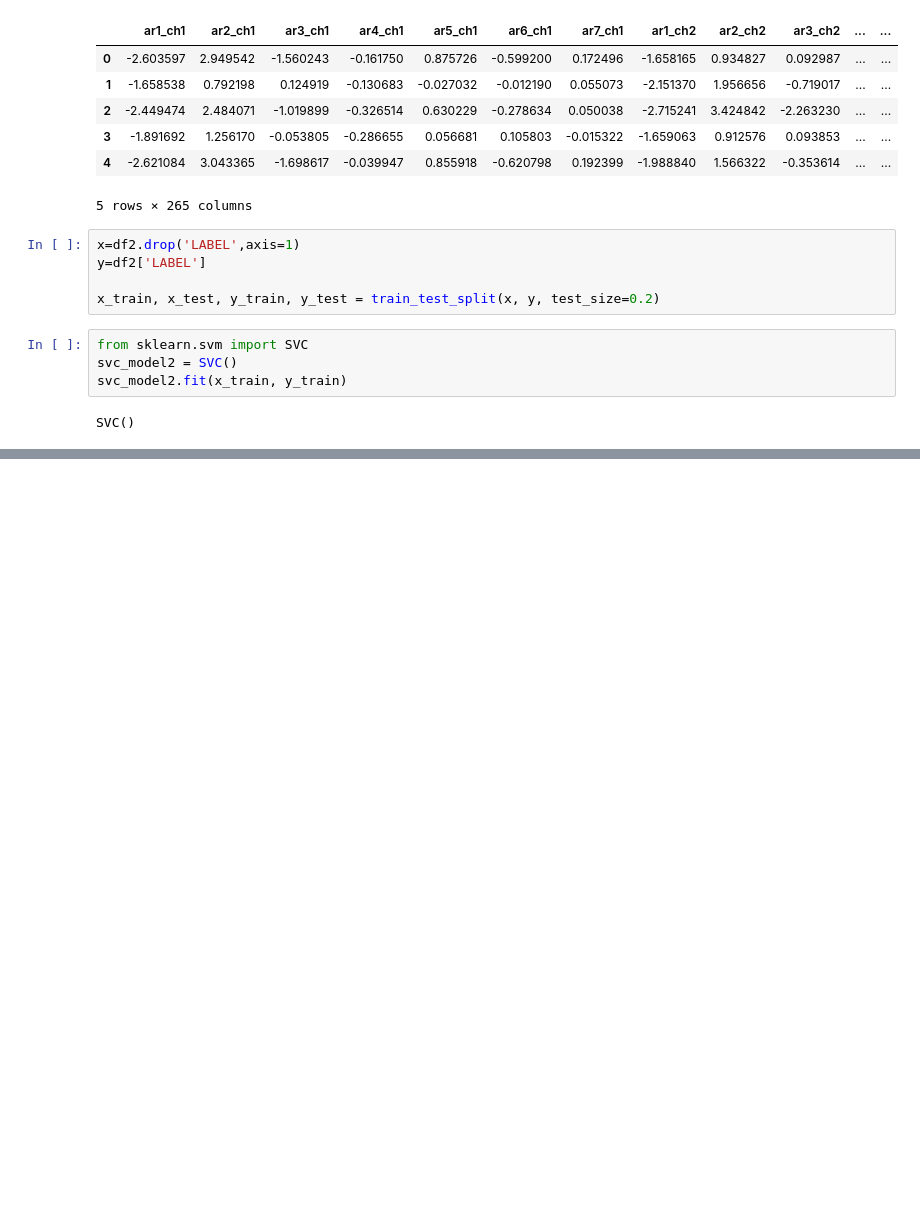
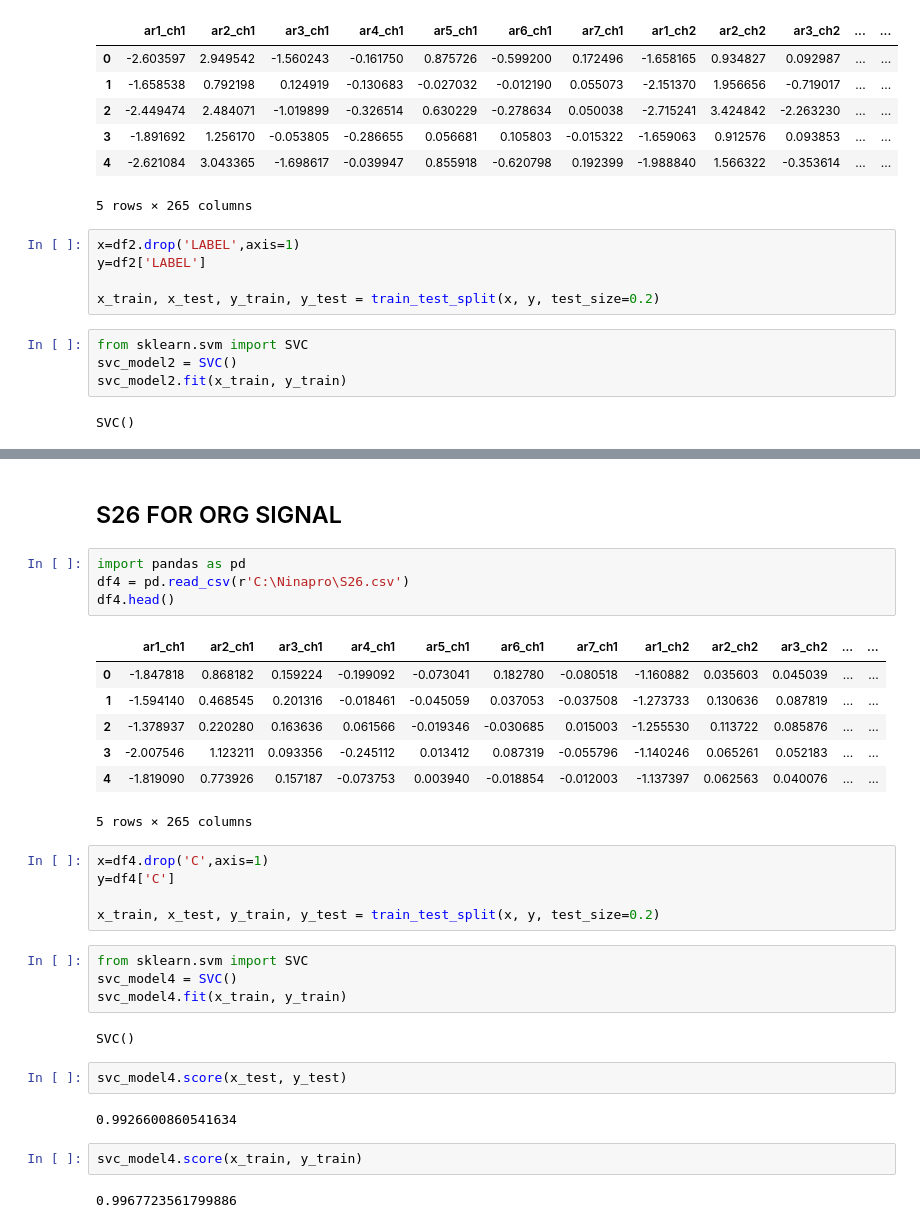
Before and after one commit to chenkecoco1/EMG_Analysis, a Jupyter notebook: 264 features.ipynb, the cells around one changed output, grey strips where cells are left out. Cells and saved outputs as stored; diff of their text form; blank space fills up the shorter version.

```diff
--- a/264 features.ipynb
+++ b/264 features.ipynb
@@ -77,0 +144,33 @@ svc_model2.score(x_train, y_train)
+# %% [markdown]
+## S26 FOR ORG SIGNAL
+# %%
+import pandas as pd
+df4 = pd.read_csv(r'C:\Ninapro\S26.csv')
+df4.head()
+# %% [output]
+|  | ar1_ch1 | ar2_ch1 | ar3_ch1 | ar4_ch1 | ar5_ch1 | ar6_ch1 | ar7_ch1 | ar1_ch2 | ar2_ch2 | ar3_ch2 | ... | ... |
+| 0 | -1.847818 | 0.868182 | 0.159224 | -0.199092 | -0.073041 | 0.182780 | -0.080518 | -1.160882 | 0.035603 | 0.045039 | ... | ... |
+| 1 | -1.594140 | 0.468545 | 0.201316 | -0.018461 | -0.045059 | 0.037053 | -0.037508 | -1.273733 | 0.130636 | 0.087819 | ... | ... |
+| 2 | -1.378937 | 0.220280 | 0.163636 | 0.061566 | -0.019346 | -0.030685 | 0.015003 | -1.255530 | 0.113722 | 0.085876 | ... | ... |
+| 3 | -2.007546 | 1.123211 | 0.093356 | -0.245112 | 0.013412 | 0.087319 | -0.055796 | -1.140246 | 0.065261 | 0.052183 | ... | ... |
+| 4 | -1.819090 | 0.773926 | 0.157187 | -0.073753 | 0.003940 | -0.018854 | -0.012003 | -1.137397 | 0.062563 | 0.040076 | ... | ... |
+5 rows × 265 columns
+# %%
+x=df4.drop('C',axis=1)
+y=df4['C']
+
+x_train, x_test, y_train, y_test = train_test_split(x, y, test_size=0.2)
+# %%
+from sklearn.svm import SVC
+svc_model4 = SVC()
+svc_model4.fit(x_train, y_train)
+# %% [output]
+SVC()
+# %%
+svc_model4.score(x_test, y_test)
+# %% [output]
+0.9926600860541634
+# %%
+svc_model4.score(x_train, y_train)
+# %% [output]
+0.9967723561799886
```
Also changed, not shown: parts of 36 cells of this notebook.
